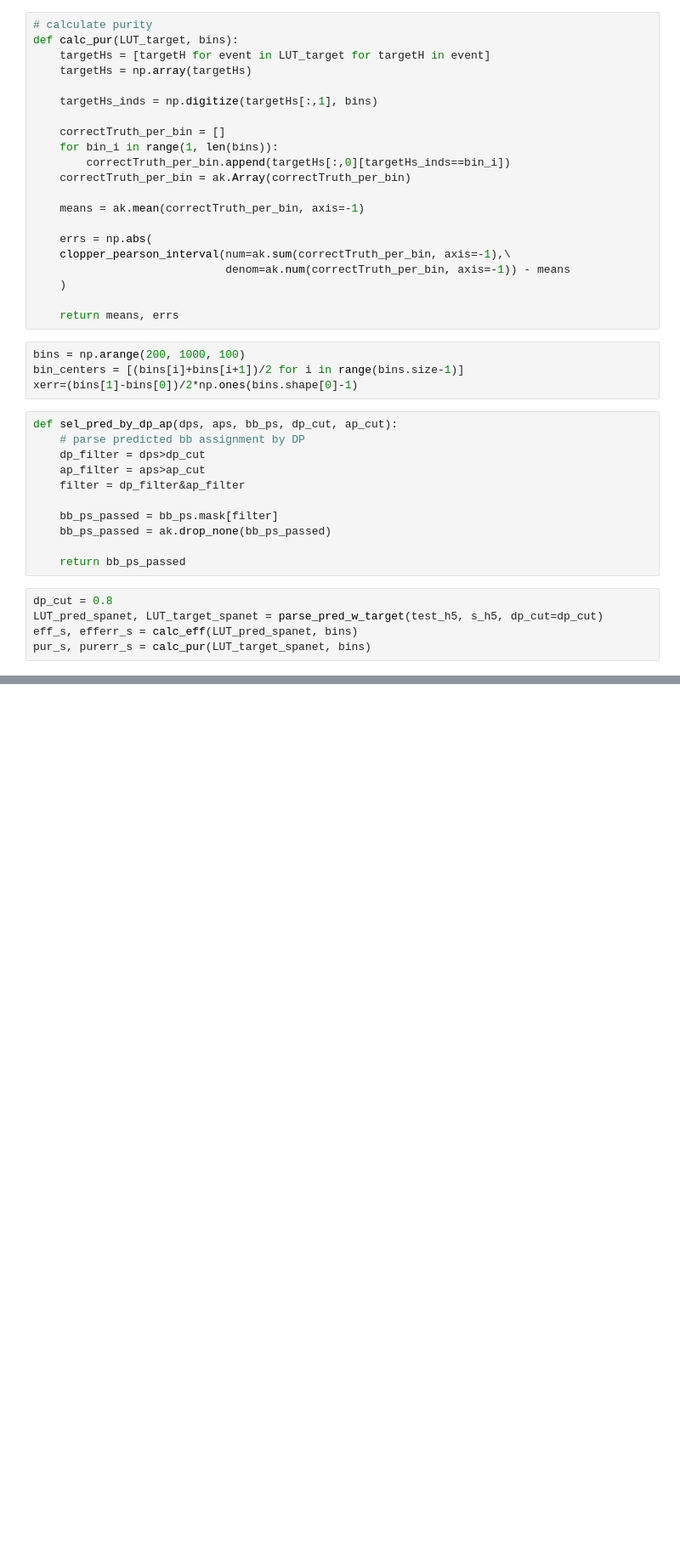
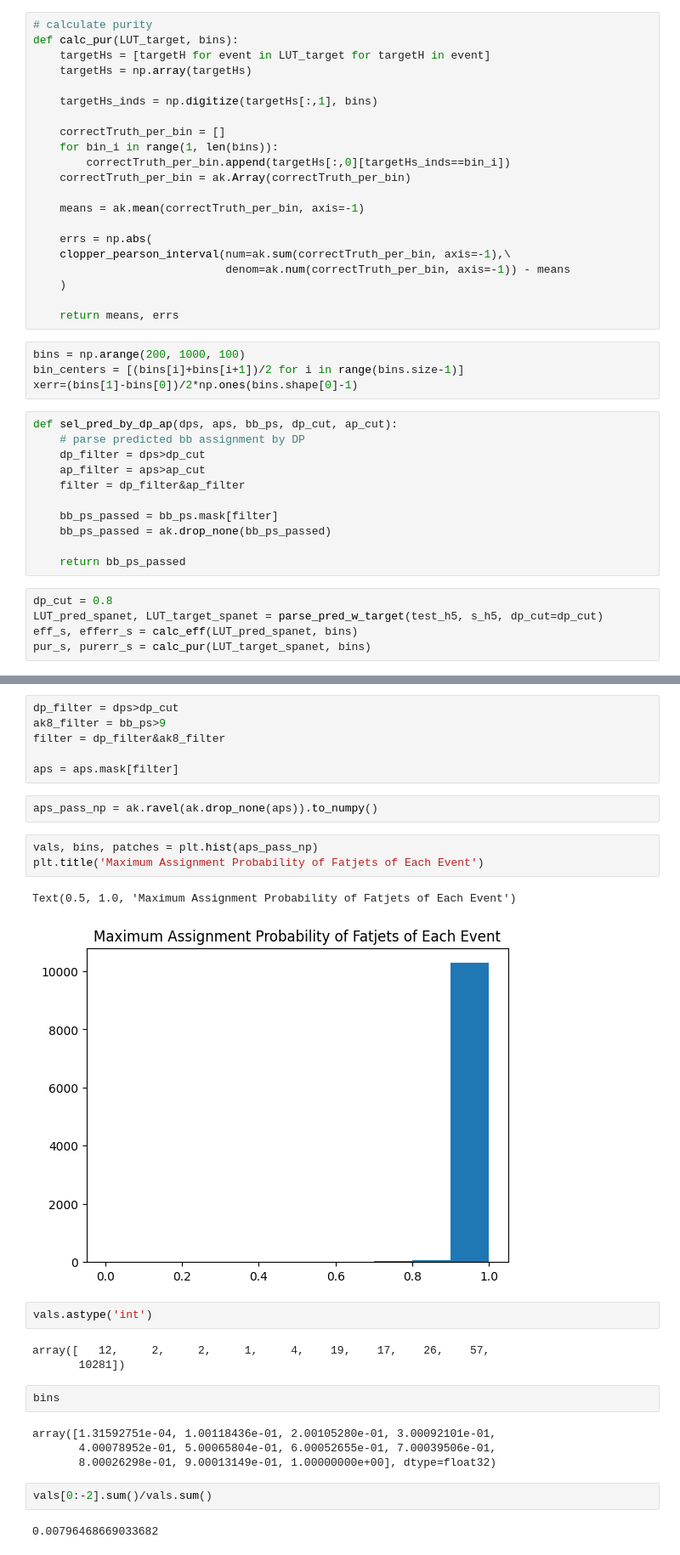
Before and after one commit to ucsd-hep-ex/hhh, a Jupyter notebook: notebooks/dev/plot_H_vs_pT_Marko_Billy.ipynb, the cells around one changed output, grey strips where cells are left out. Shown: that part at 85% size. Cells and saved outputs as stored; diff of their text form; blank space fills up the shorter version.

```diff
--- a/notebooks/dev/plot_H_vs_pT_Marko_Billy.ipynb
+++ b/notebooks/dev/plot_H_vs_pT_Marko_Billy.ipynb
@@ -369,0 +438,29 @@ plt.show()
+# %%
+dp_filter = dps>dp_cut
+ak8_filter = bb_ps>9
+filter = dp_filter&ak8_filter
+
+aps = aps.mask[filter]
+# %%
+aps_pass_np = ak.ravel(ak.drop_none(aps)).to_numpy()
+# %%
+vals, bins, patches = plt.hist(aps_pass_np)
+plt.title('Maximum Assignment Probability of Fatjets of Each Event')
+# %% [output]
+Text(0.5, 1.0, 'Maximum Assignment Probability of Fatjets of Each Event')
+[figure, added]
+# %%
+vals.astype('int')
+# %% [output]
+array([   12,     2,     2,     1,     4,    19,    17,    26,    57,
+       10281])
+# %%
+bins
+# %% [output]
+array([1.31592751e-04, 1.00118436e-01, 2.00105280e-01, 3.00092101e-01,
+       4.00078952e-01, 5.00065804e-01, 6.00052655e-01, 7.00039506e-01,
+       8.00026298e-01, 9.00013149e-01, 1.00000000e+00], dtype=float32)
+# %%
+vals[0:-2].sum()/vals.sum()
+# %% [output]
+0.00796468669033682
```
Also changed, not shown: parts of 4 cells of this notebook, 1 other file.
